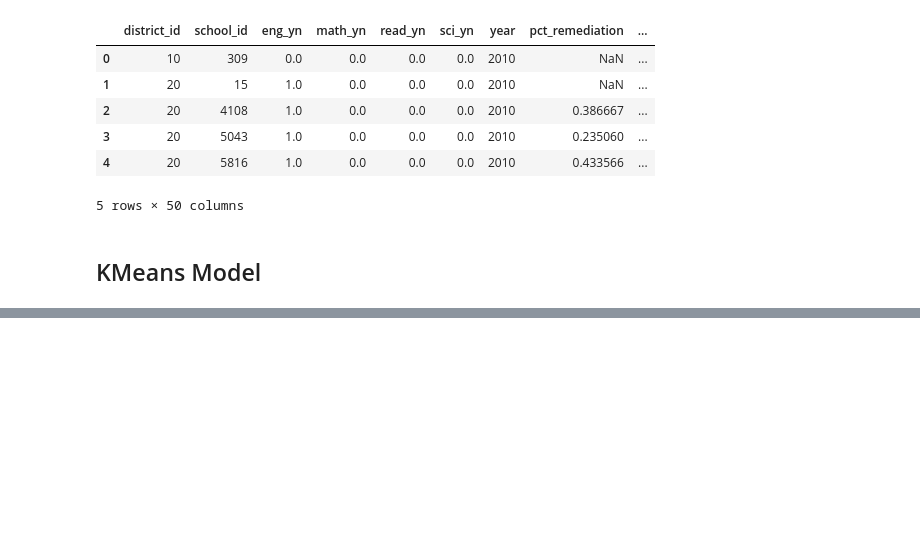
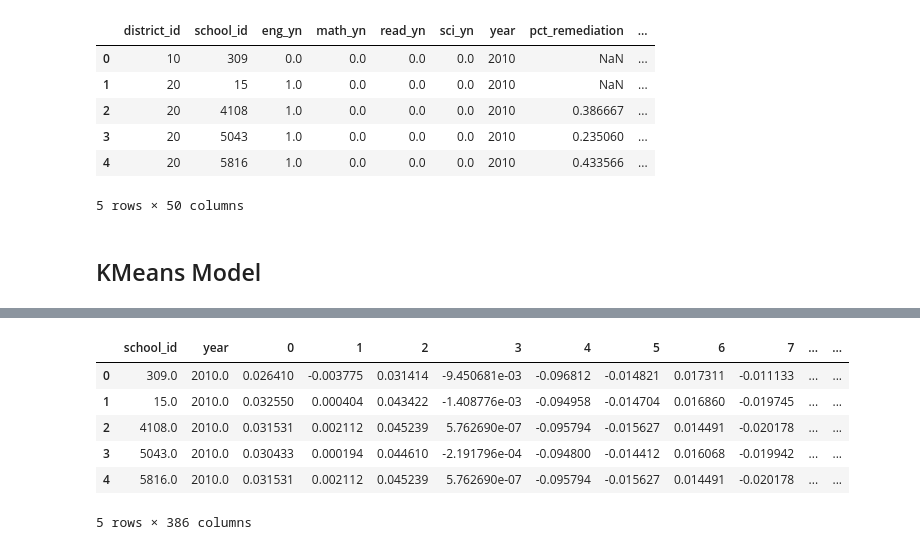
Before and after one commit to clewis53/StoryOfColoradoEducation, a Jupyter notebook: notebooks/3.1-Preprocessing.ipynb, the cells around one changed output, grey strips where cells are left out. Cells and saved outputs as stored; diff of their text form; code cells hidden in the pictures; blank space fills up the shorter version.

```diff
--- a/notebooks/3.1-Preprocessing.ipynb
+++ b/notebooks/3.1-Preprocessing.ipynb
@@ -65,0 +98,10 @@ processed_high.head()
+# %%
+processed_high.head()
+# %% [output]
+|  | school_id | year | 0 | 1 | 2 | 3 | 4 | 5 | 6 | 7 | ... | ... |
+| 0 | 309.0 | 2010.0 | 0.026410 | -0.003775 | 0.031414 | -9.450681e-03 | -0.096812 | -0.014821 | 0.017311 | -0.011133 | ... | ... |
+| 1 | 15.0 | 2010.0 | 0.032550 | 0.000404 | 0.043422 | -1.408776e-03 | -0.094958 | -0.014704 | 0.016860 | -0.019745 | ... | ... |
+| 2 | 4108.0 | 2010.0 | 0.031531 | 0.002112 | 0.045239 | 5.762690e-07 | -0.095794 | -0.015627 | 0.014491 | -0.020178 | ... | ... |
+| 3 | 5043.0 | 2010.0 | 0.030433 | 0.000194 | 0.044610 | -2.191796e-04 | -0.094800 | -0.014412 | 0.016068 | -0.019942 | ... | ... |
+| 4 | 5816.0 | 2010.0 | 0.031531 | 0.002112 | 0.045239 | 5.762690e-07 | -0.095794 | -0.015627 | 0.014491 | -0.020178 | ... | ... |
+5 rows × 386 columns
```
Also changed, not shown: parts of 6 cells of this notebook, 2 other files.
